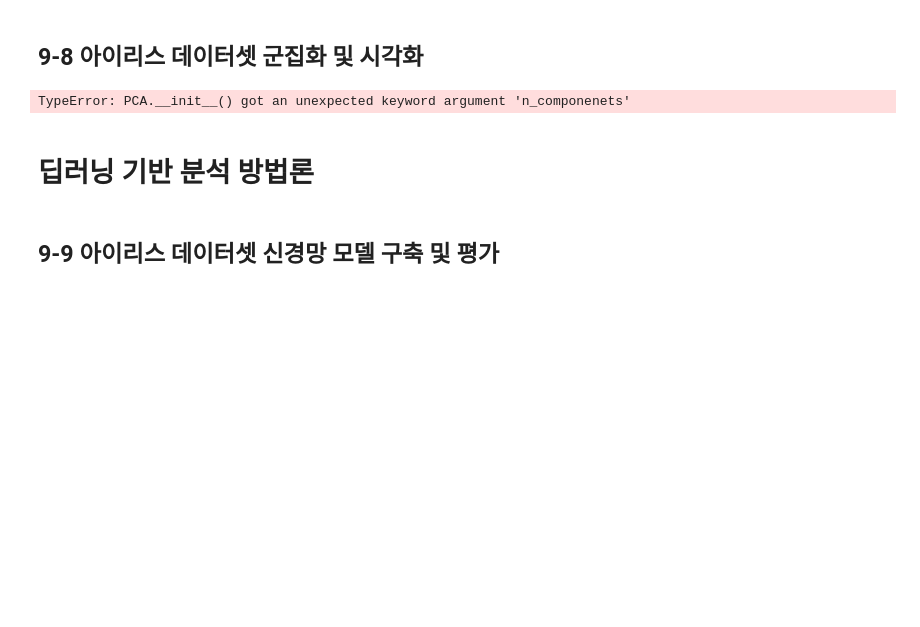
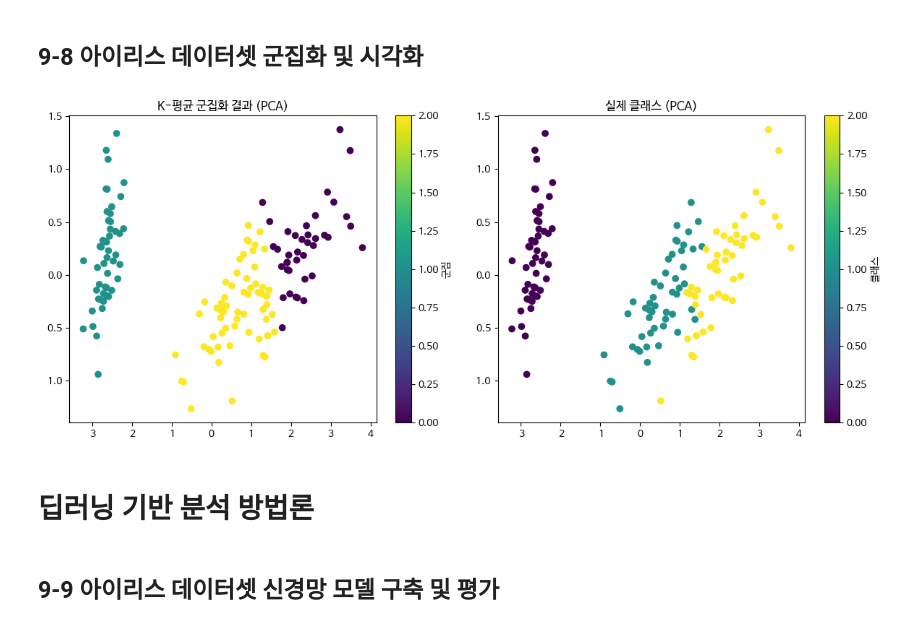
Before and after one commit to HYA6/DataAnalysis, a Jupyter notebook: OpenSourceDataAnalysis_09.ipynb, the cells around one changed output. Cells and saved outputs as stored; diff of their text form; code cells hidden in the pictures; blank space fills up the shorter version.

```diff
--- a/OpenSourceDataAnalysis_09.ipynb
+++ b/OpenSourceDataAnalysis_09.ipynb
@@ -312,35 +312,35 @@ from sklearn.datasets import load_iris
 
 ## 아이리스 데이터셋 로드
 iris = load_iris()
 X = iris.data
 y = iris.target
 
 ## K-평균 군집화 수행
 kmeans = KMeans(n_clusters = 3, random_state = 42)
 cluster_labels = kmeans.fit_predict(X)
 
 ## PCA를 이용한 차원 축소 (2차원)
-pca = PCA(n_componenets = 2)
+pca = PCA(n_components = 2)
 X_pca = pca.fit_transform(X)
 
 ## 군집화 결과 및 실제 클래스 시각화
 plt.figure(figsize=(12, 5))
 
 ## K-평균 군집화 결과 시각화
 plt.subplot(1, 2, 1)
 scatter = plt.scatter(X_pca[:, 0], X_pca[:, 1], c=cluster_labels, cmap='viridis')
 plt.title('K-평균 군집화 결과 (PCA)')
 plt.colorbar(scatter, label='군집')
 
 ## 실제 클래스 시각화
 plt.subplot(1, 2, 2)
 scatter = plt.scatter(X_pca[:, 0], X_pca[:, 1], c=y, cmap='viridis')
 plt.title('실제 클래스 (PCA)')
 plt.colorbar(scatter, label='클래스')
 plt.tight_layout()
 plt.show()
 # %% [output]
-TypeError: PCA.__init__() got an unexpected keyword argument 'n_componenets'
+[figure, added]
 # %% [markdown]
 # 딥러닝 기반 분석 방법론
 # %% [markdown]
```
Also changed, not shown: parts of 6 cells of this notebook.
